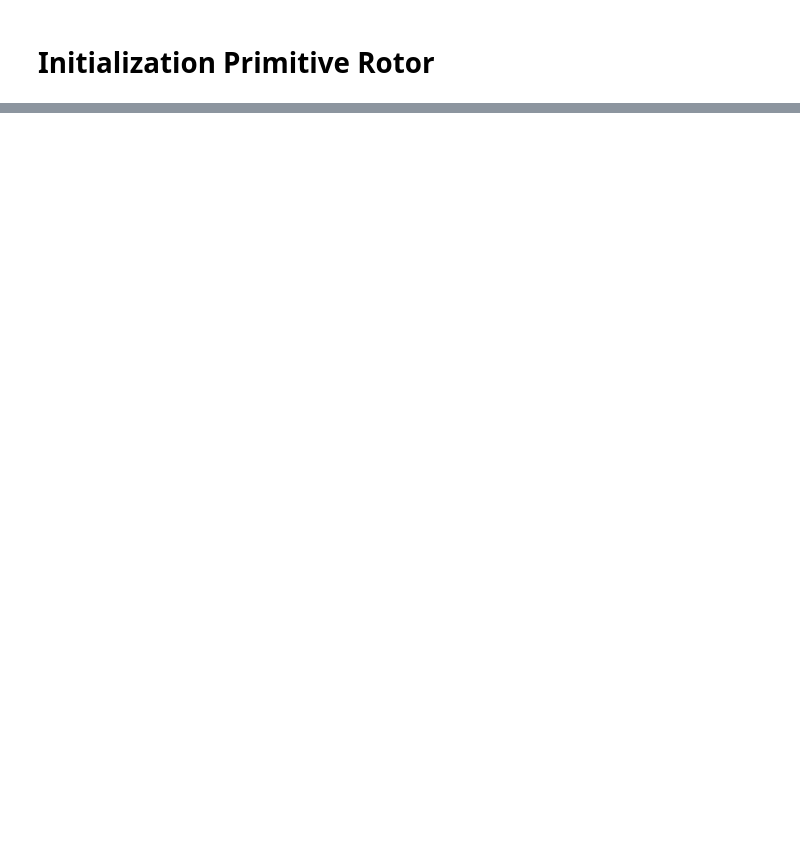
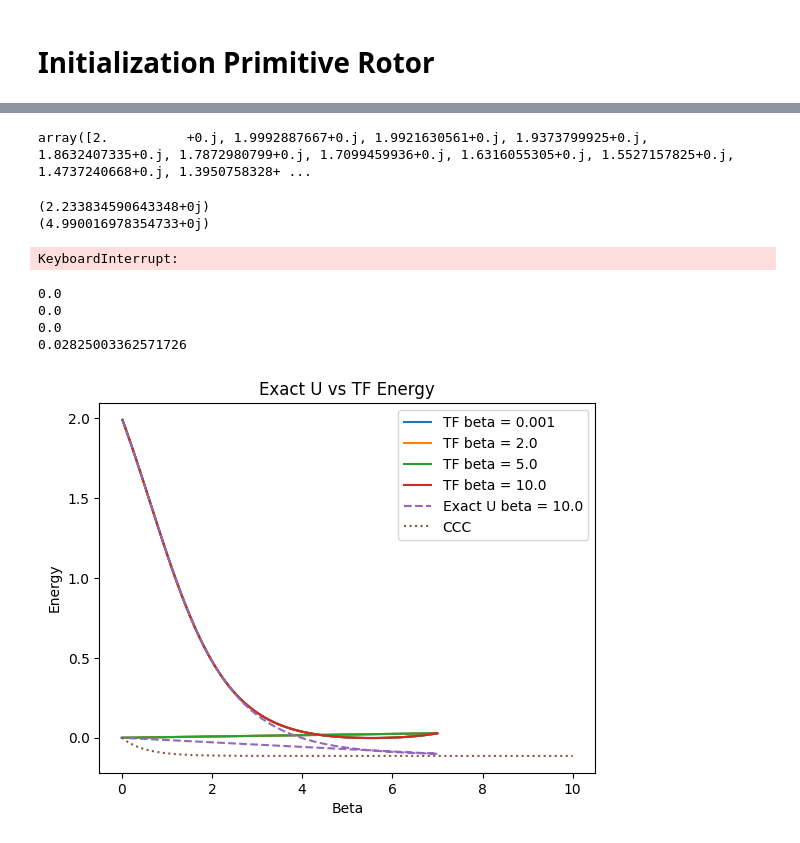
Before and after one commit to Gilfrim/Computational-Analysis-of-Many-Rotor-Systems, a Jupyter notebook: new_TF.ipynb, the cells around one changed output, grey strips where cells are left out. Saved outputs shown, nothing was run; the diff lists cells and outputs as text; code cells hidden in the pictures; blank space fills up the shorter version.

```diff
--- a/new_TF.ipynb
+++ b/new_TF.ipynb
@@ -105,0 +247,9 @@ Exact:  -0.8426081902972462
+# %%
+def Z_new(t_0, factor_n):
+    return np.exp(t_0) * (factor_n**2)**site
+# %%
+Z_val = np.array([Z_new(x) for x in t_0_TD_TF_CC])
+# %%
+energy_TD_TF_CCC
+# %% [output]
+array([2.          +0.j, 1.9992887667+0.j, 1.9921630561+0.j, 1.9373799925+0.j, 1.8632407335+0.j, 1.7872980799+0.j, 1.7099459936+0.j, 1.6316055305+0.j, 1.5527157825+0.j, 1.4737240668+0.j, 1.3950758328+ ...
@@ -105,0 +260,61 @@ Exact:  -0.8426081902972462
+# %%
+for beta_idx in range(beta_array.shape[0]):
+
+    beta = beta_array[beta_idx]
+
+    p = state_2
+    i = 1
+    a = p - i
+
+    U, K_tilda, V_tilda, factor_n = U_func(beta)
+
+    V_p = V_p_func(U)
+
+    t_a_i_tensor = np.zeros((site, a, i), dtype=complex)
+    t_ab_ij_tensor = np.zeros((site, site, a, a, i, i), dtype=complex)
+
+    for i in range(site):
+        t_a_i_tensor[i] = V_p.reshape(state_2, 1)[1:, :]
+
+    t_a_i_tensor = t_a_i_tensor / V_p[0]
+
+    time_TF, energy_TD_TF_CCC, t_0_TD_TF_CC, one_max_TD_TF_CC = integration_scheme(site, state_2, K_tilda, V_tilda.reshape(state_2, state_2, state_2, state_2), V_tilda.reshape(state_2, state_2, state_2, state_2), periodic=periodic, t_init=0, t_final=7, nof_points=500, import_guess=True, t_0_import=np.log(V_p[0])*site, t_1_import=t_a_i_tensor, t_2_import=t_ab_ij_tensor)
+
+    ED_U_val = np.array([U_stat(eig_val, x) for x in time_TF])
+    ED_Z_val = np.array([Z_stat(eig_val, x) for x in time_TF])
+    Z_val = np.array([Z_new(x, factor_n) for x in t_0_TD_TF_CC])
+
+    TF_array[0, beta_idx, :time_TF.shape[0]] = time_TF
+    TF_array[1, beta_idx, :time_TF.shape[0]] = energy_TD_TF_CCC
+    TF_array[2, beta_idx, :time_TF.shape[0]] = t_0_TD_TF_CC
+
+    val_array[0, beta_idx, :time_TF.shape[0]] = ED_U_val
+    val_array[1, beta_idx, :time_TF.shape[0]] = ED_Z_val
+    val_array[2, beta_idx, :time_TF.shape[0]] = Z_val
+# %% [output]
+(2.233834590643348+0j)
+(4.990016978354733+0j)
+KeyboardInterrupt:
+# %%
+y_trimmed = np.trim_zeros(TF_array[0, beta_idx], 'b')
+
+shift = 0
+
+shift_array = TF_array[0, beta_idx][:y_trimmed.shape[0]] > shift
+# %%
+for beta_idx in range(beta_array.shape[0]):
+    plt.plot(TF_array[0, beta_idx][:y_trimmed.shape[0]][shift_array], TF_array[1, beta_idx][:y_trimmed.shape[0]][shift_array], label=f"TF beta = {beta_array[beta_idx]}")
+    print(TF_array[1, beta_idx][:y_trimmed.shape[0]][-1])
+plt.plot(TF_array[0, 0][:y_trimmed.shape[0]][shift_array], val_array[0, 0][:y_trimmed.shape[0]][shift_array], label=f"Exact U beta = {beta_array[beta_idx]}", linestyle="--")
+plt.plot(time[time > shift], energy[time > shift], label=f"CCC", linestyle=":")
+plt.title("Exact U vs TF Energy")
+plt.xlabel("Beta")
+plt.ylabel("Energy")
+plt.legend()
+plt.show()
+# %% [output]
+0.0
+0.0
+0.0
+0.02825003362571726
+[figure, added]
```
Also changed, not shown: parts of 59 cells of this notebook, 26 other files.
